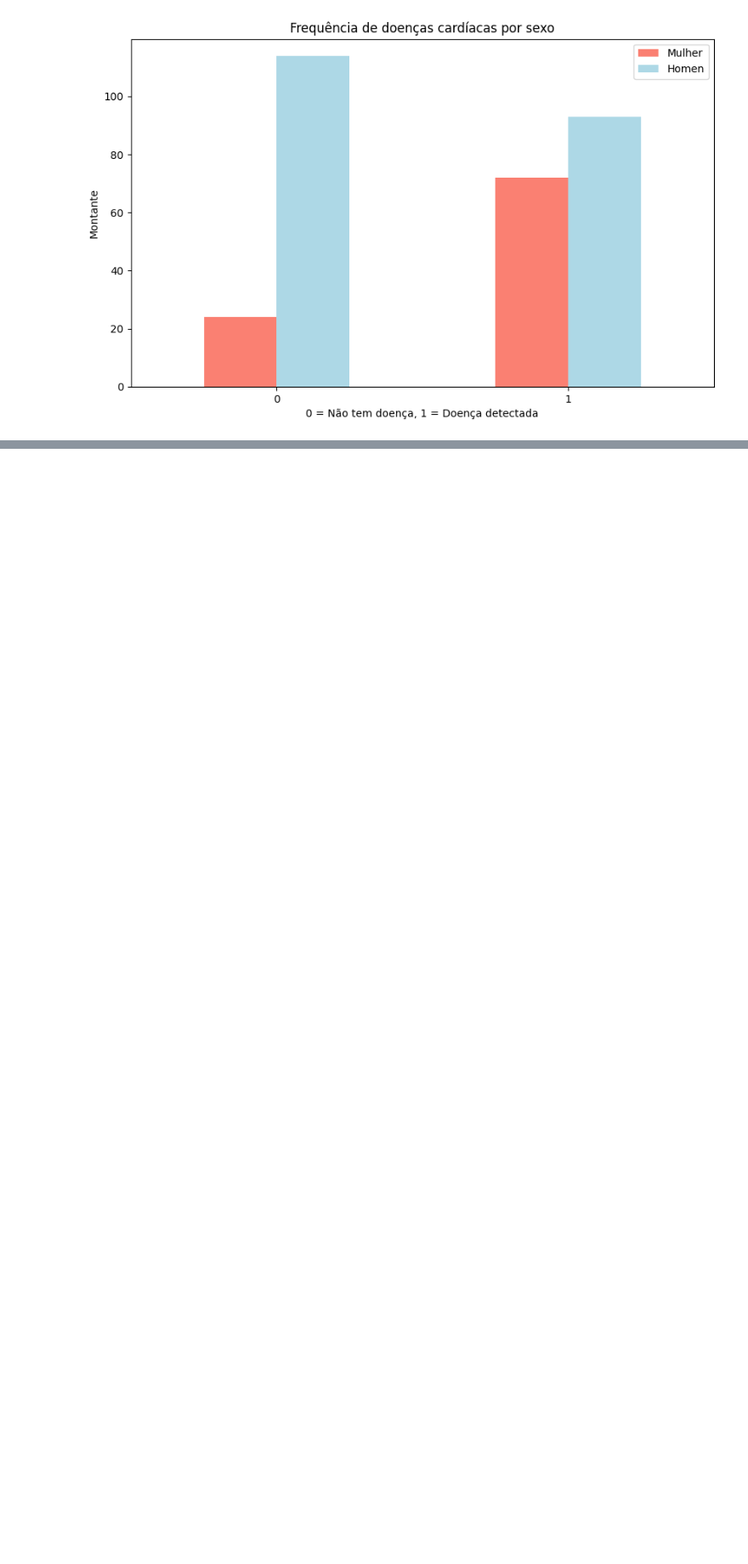
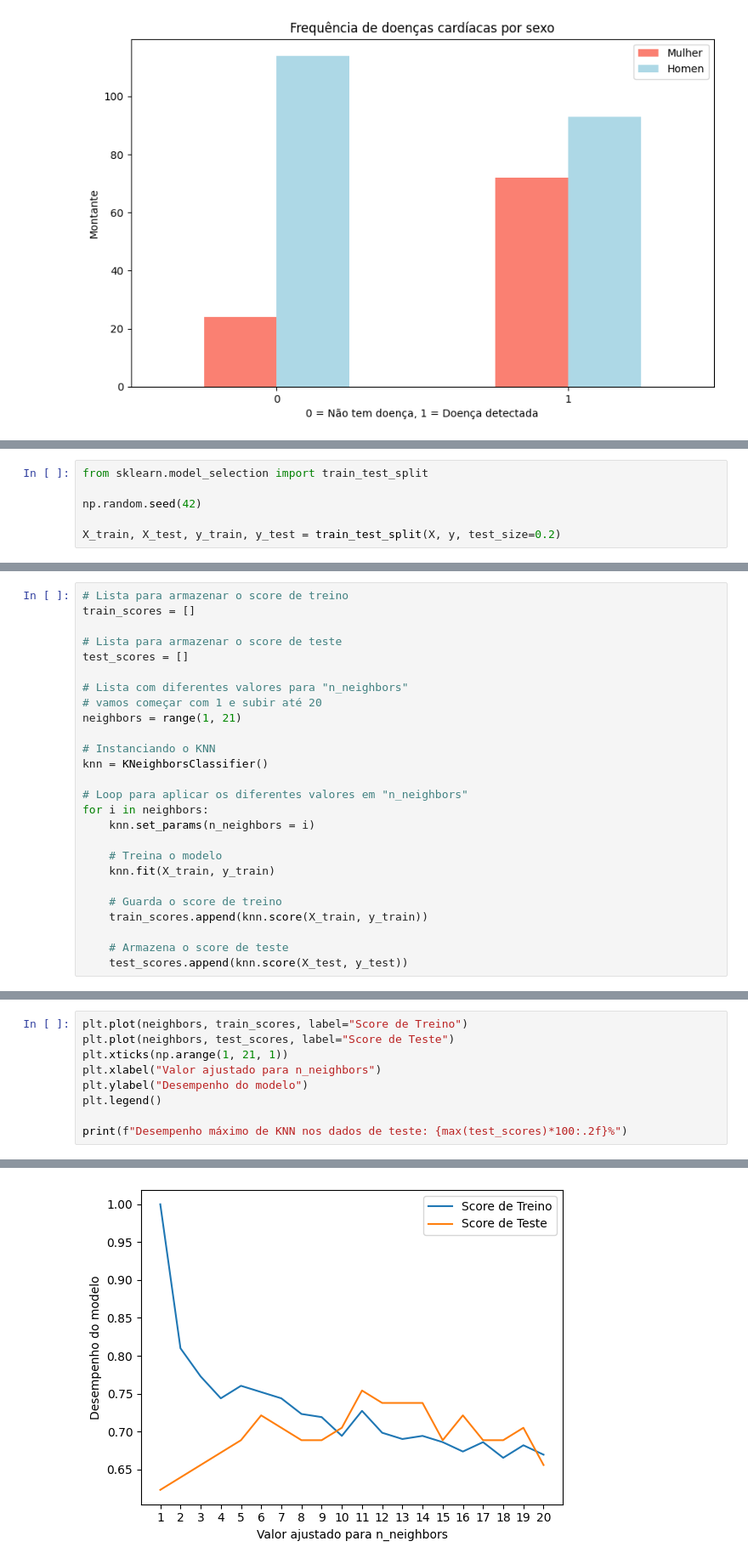
Before and after one commit to NoriegaCL/IA_Python, a Jupyter notebook: Exe01_Sktlearning.ipynb, the cells around one changed output, grey strips where cells are left out. Shown: that part at 85% size. Saved outputs shown, nothing was run; the diff lists cells and outputs as text; blank space fills up the shorter version.

```diff
--- a/Exe01_Sktlearning.ipynb
+++ b/Exe01_Sktlearning.ipynb
@@ -80,0 +160,6 @@ plt.xticks(rotation=0); # configura os eixos dos labels para vertical
+# %%
+from sklearn.model_selection import train_test_split
+
+np.random.seed(42)
+
+X_train, X_test, y_train, y_test = train_test_split(X, y, test_size=0.2)
@@ -80,0 +205,26 @@ plt.xticks(rotation=0); # configura os eixos dos labels para vertical
+# %%
+# Lista para armazenar o score de treino
+train_scores = []
+
+# Lista para armazenar o score de teste
+test_scores = []
+
+# Lista com diferentes valores para "n_neighbors"
+# vamos começar com 1 e subir até 20
+neighbors = range(1, 21)
+
+# Instanciando o KNN
+knn = KNeighborsClassifier()
+
+# Loop para aplicar os diferentes valores em "n_neighbors"
+for i in neighbors:
+    knn.set_params(n_neighbors = i)
+
+    # Treina o modelo
+    knn.fit(X_train, y_train)
+
+    # Guarda o score de treino
+    train_scores.append(knn.score(X_train, y_train))
+
+    # Armazena o score de teste
+    test_scores.append(knn.score(X_test, y_test))
@@ -80,0 +254,10 @@ plt.xticks(rotation=0); # configura os eixos dos labels para vertical
+# %%
+plt.plot(neighbors, train_scores, label="Score de Treino")
+plt.plot(neighbors, test_scores, label="Score de Teste")
+plt.xticks(np.arange(1, 21, 1))
+plt.xlabel("Valor ajustado para n_neighbors")
+plt.ylabel("Desempenho do modelo")
+plt.legend()
+
+print(f"Desempenho máximo de KNN nos dados de teste: {max(test_scores)*100:.2f}%")
+# %% [output]
@@ -80,0 +265 @@ plt.xticks(rotation=0); # configura os eixos dos labels para vertical
+[figure, added]
```
Also changed, not shown: parts of 15 cells of this notebook.
